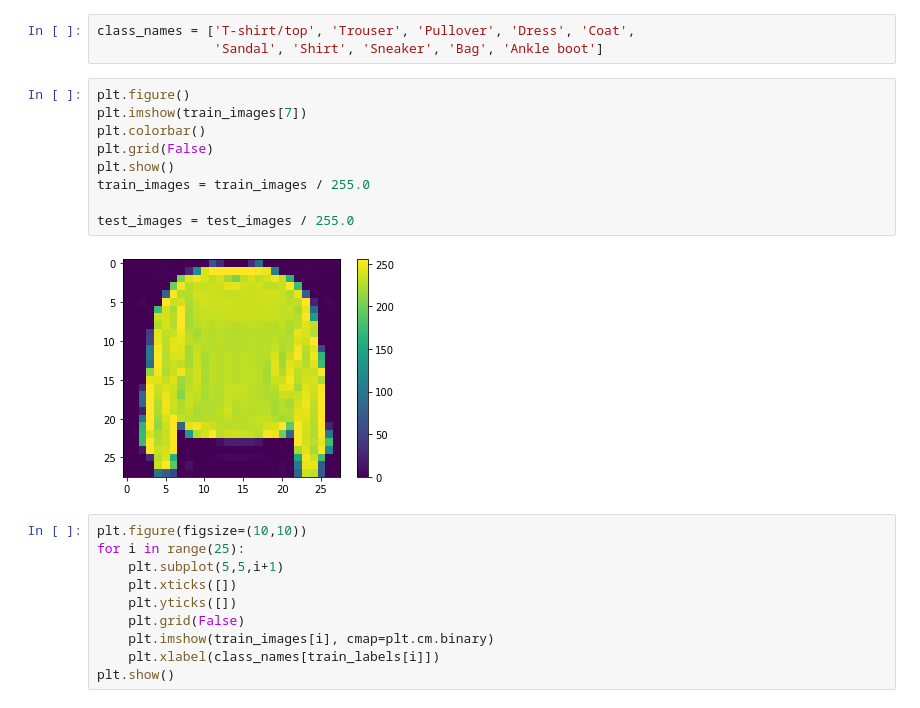
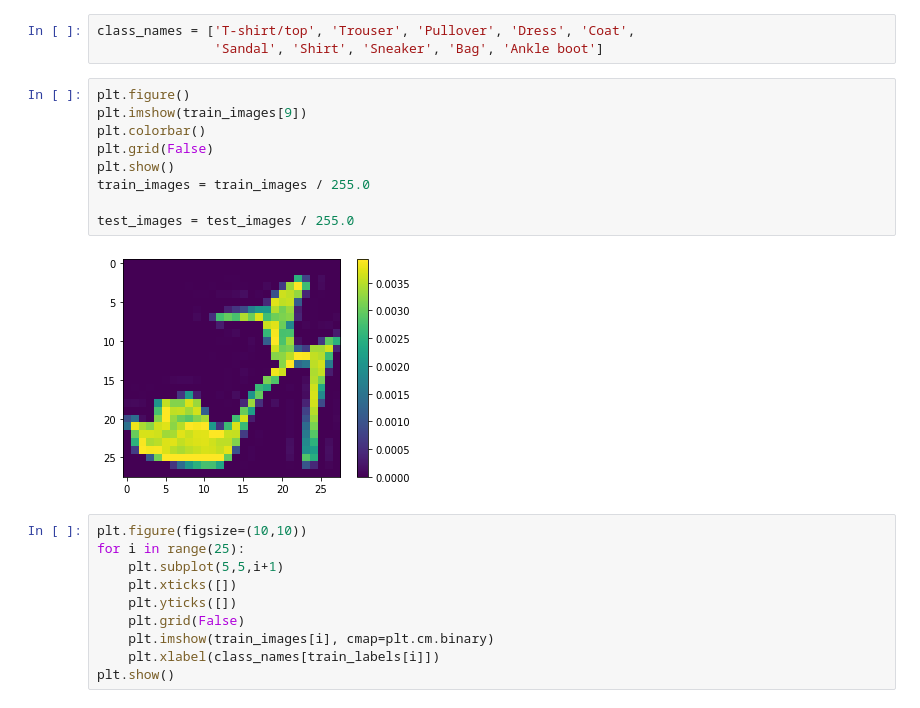
Before and after one commit to vsemwal/Deep_Learning_MANIT, a Jupyter notebook: NN_Fashion.ipynb, the cells around one changed output. Cells and saved outputs as stored; diff of their text form.

```diff
--- a/NN_Fashion.ipynb
+++ b/NN_Fashion.ipynb
@@ -25,15 +25,15 @@ class_names = ['T-shirt/top', 'Trouser', 'Pullover', 'Dress', 'Coat',
                'Sandal', 'Shirt', 'Sneaker', 'Bag', 'Ankle boot']
 # %%
 plt.figure()
-plt.imshow(train_images[7])
+plt.imshow(train_images[9])
 plt.colorbar()
 plt.grid(False)
 plt.show()
 train_images = train_images / 255.0
 
 test_images = test_images / 255.0
 # %% [output]
-[figure, old version]
+[figure, new version]
 # %%
 plt.figure(figsize=(10,10))
 for i in range(25):
```
Also changed, not shown: parts of 5 cells of this notebook.
